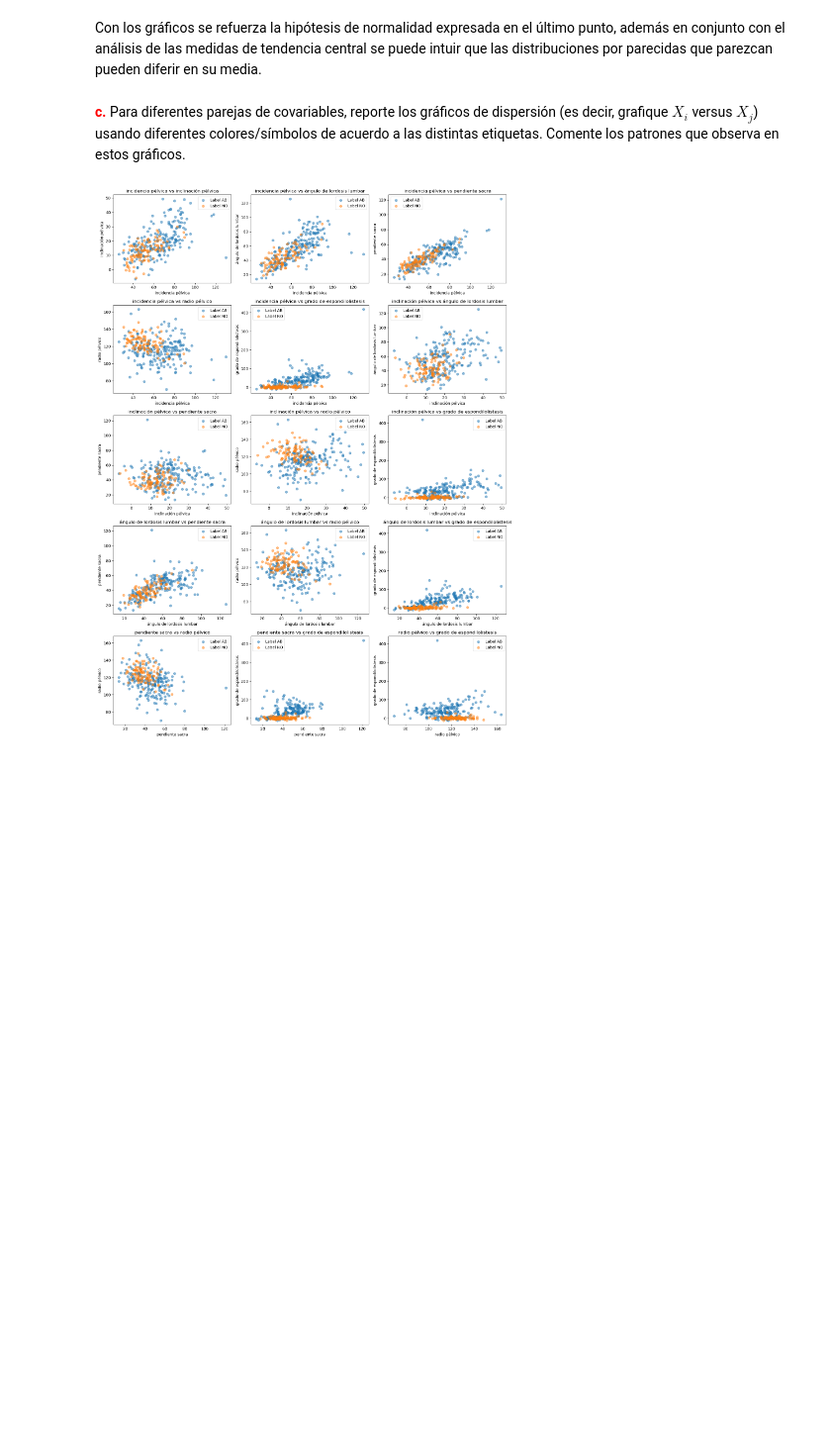
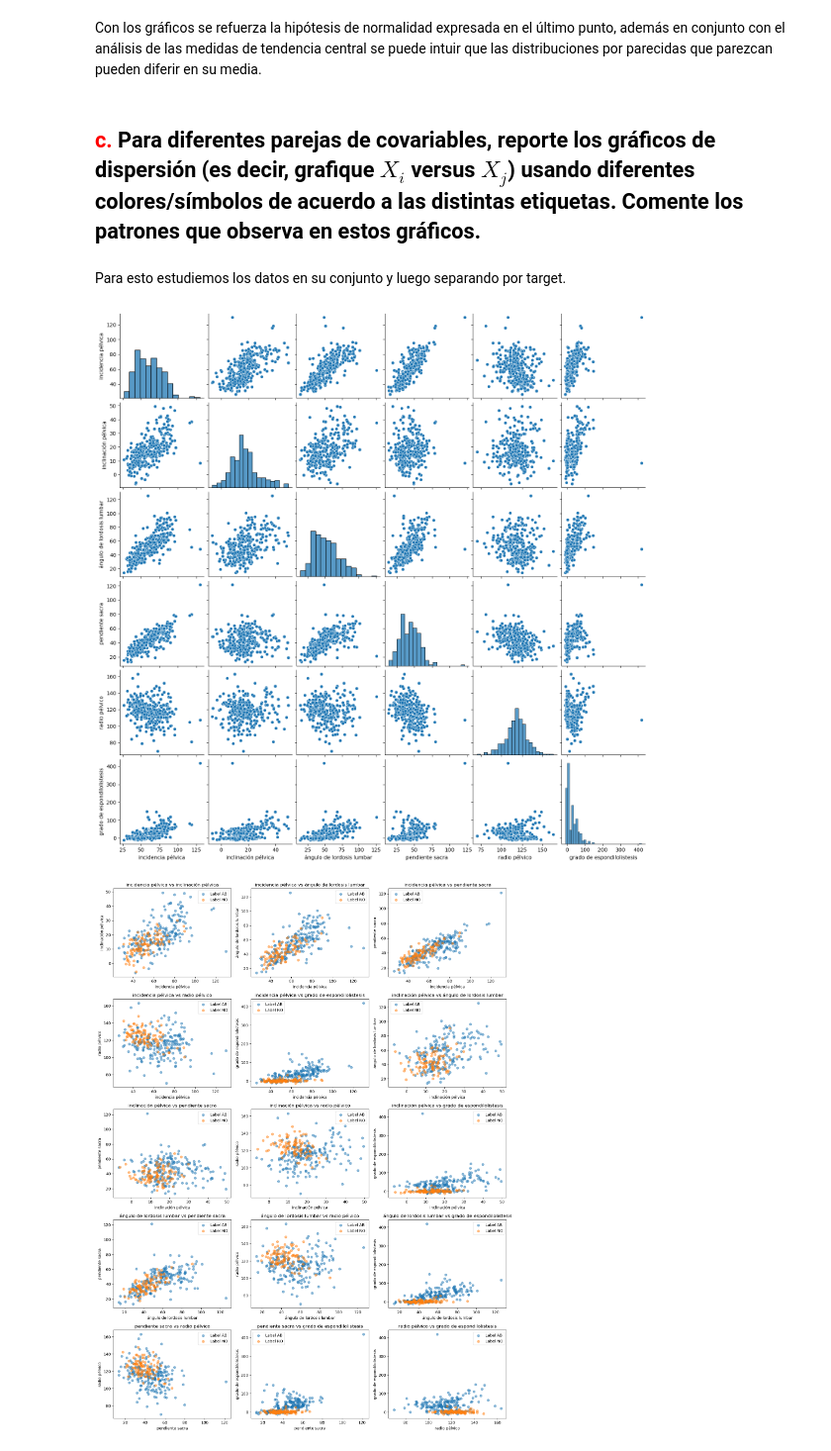
Before and after one commit to Diego-Astaburuaga/Tarea-1-MAT281, a Jupyter notebook: Tarea 1.ipynb, the cells around one changed output. Shown at 99% size. Saved outputs shown, nothing was run; the diff lists cells and outputs as text; code cells hidden in the pictures; blank space fills up the shorter version.

```diff
--- a/Tarea 1.ipynb
+++ b/Tarea 1.ipynb
@@ -176,9 +187,13 @@ plt.show()
 # %% [markdown]
 Con los gráficos se refuerza la hipótesis de normalidad expresada en el último punto, además en conjunto con el análisis de las medidas de tendencia central se puede intuir que las distribuciones por parecidas que parezcan pueden diferir en su media.
 # %% [markdown]
-**<span style="color:red">c.</span>** Para diferentes parejas de covariables, reporte los gráficos de dispersión (es decir, grafique $X_i$
-versus $X_j$) usando diferentes colores/símbolos de acuerdo a las distintas etiquetas. Comente los
-patrones que observa en estos gráficos.
+## **<span style="color:red">c.</span>** Para diferentes parejas de covariables, reporte los gráficos de dispersión (es decir, grafique $X_i$ versus $X_j$) usando diferentes colores/símbolos de acuerdo a las distintas etiquetas. Comente los patrones que observa en estos gráficos.
+# %% [markdown]
+Para esto estudiemos los datos en su conjunto y luego separando por target.
+# %%
+sns.pairplot(df);
+# %% [output]
+[figure, added]
 # %%
 # Calcular el número de filas y columnas en la matriz de subplots
 num_rows = 5
```
Also changed, not shown: parts of 31 cells of this notebook, 3 other files.
